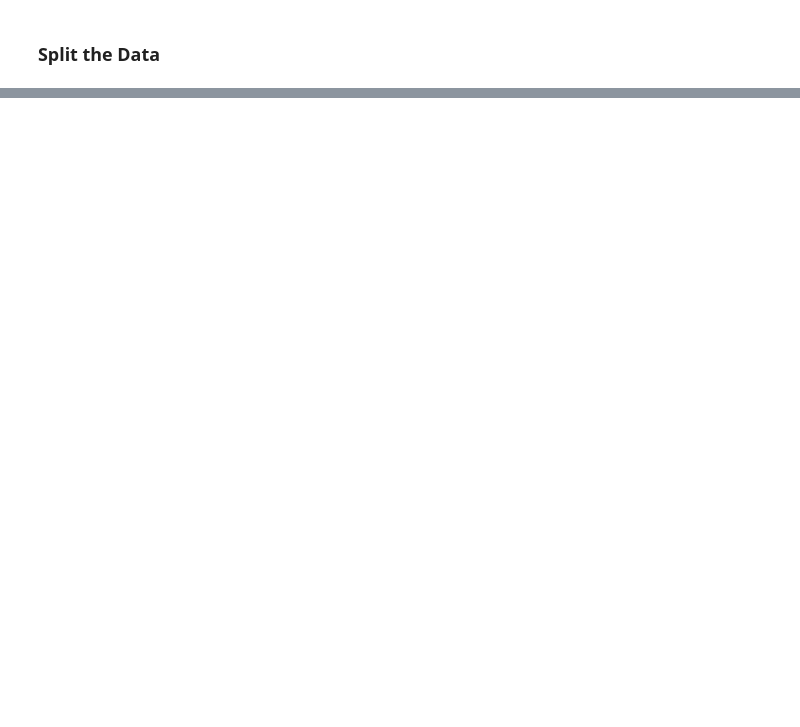
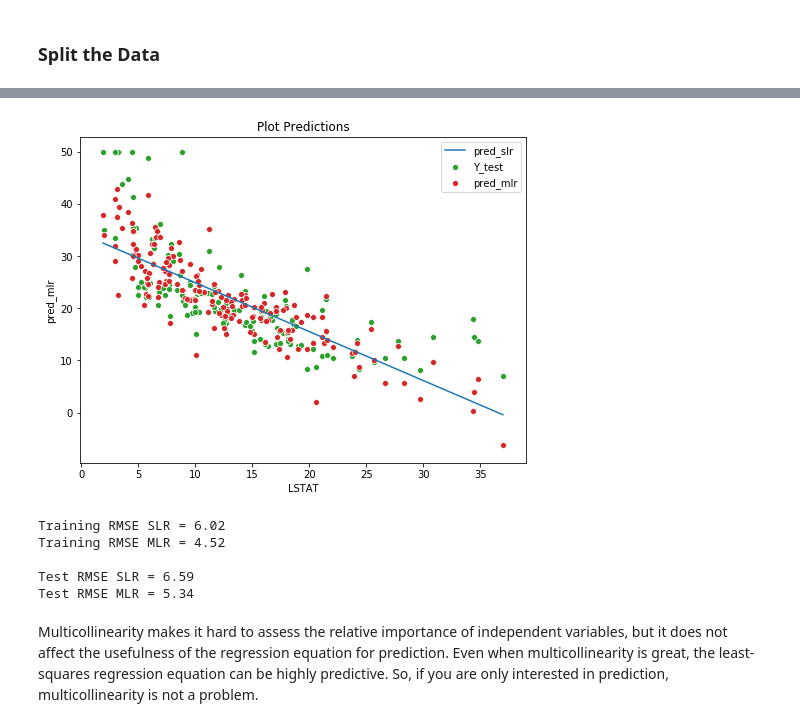
Before and after one commit to mitchelldunbar/quant-python, a Jupyter notebook: MultipleRegressionPortfolioPiece.ipynb, the cells around one changed output, grey strips where cells are left out. Saved outputs shown, nothing was run; the diff lists cells and outputs as text; code cells hidden in the pictures; blank space fills up the shorter version.

```diff
--- a/MultipleRegressionPortfolioPiece.ipynb
+++ b/MultipleRegressionPortfolioPiece.ipynb
@@ -74,0 +94,3 @@ print(Y_test.shape)
+# %%
+X_train_slr = X_train[['const','LSTAT']]
+X_test_slr = X_test[['const','LSTAT']]
@@ -74,0 +323,6 @@ print(Y_test.shape)
+# %%
+pred_slr = slr_model.predict(X_test_slr)
+pred_mlr = mlr_model.predict(X_test)
+
+get_pred_slr = slr_model.get_prediction(X_test_slr)
+get_pred_mlr = mlr_model.get_prediction(X_test)
@@ -74,0 +346,30 @@ print(Y_test.shape)
+# %%
+pred = X_test.copy(deep=True)
+pred['Y_test'] = Y_test
+pred['pred_slr'] = pred_slr.values
+pred['pred_mlr'] = pred_mlr.values
+# %%
+fig, ax1 = plt.subplots(1,1,figsize=(8,6))
+sns.scatterplot(x="LSTAT", y="Y_test", data=pred, ax=ax1, color='tab:green', label="Y_test")
+sns.lineplot(x="LSTAT", y="pred_slr", data=pred, ax=ax1, color='tab:blue', label="pred_slr" )
+sns.scatterplot(x="LSTAT", y="pred_mlr", data=pred, ax=ax1, color='tab:red', label="pred_mlr");
+ax1.set_title('Plot Predictions');
+# %% [output]
+[figure, added]
+# %%
+test_rmse_slr = sm.tools.eval_measures.rmse(pred['Y_test'].values, pred['pred_slr'].values)
+test_rmse_mlr = sm.tools.eval_measures.rmse(pred['Y_test'].values, pred['pred_mlr'].values)
+
+
+print(f'Training RMSE SLR = {train_rmse_resid_slr:.2f}')
+print(f'Training RMSE MLR = {train_rmse_resid_mlr:.2f}\n')
+print(f'Test RMSE SLR = {test_rmse_slr:.2f}')
+print(f'Test RMSE MLR = {test_rmse_mlr:.2f}')
+# %% [output]
+Training RMSE SLR = 6.02
+Training RMSE MLR = 4.52
+
+Test RMSE SLR = 6.59
+Test RMSE MLR = 5.34
+# %% [markdown]
+Multicollinearity makes it hard to assess the relative importance of independent variables, but it does not affect the usefulness of the regression equation for prediction. Even when multicollinearity is great, the least-squares regression equation can be highly predictive. So, if you are only interested in prediction, multicollinearity is not a problem.
```
Also changed, not shown: parts of 32 cells of this notebook.
